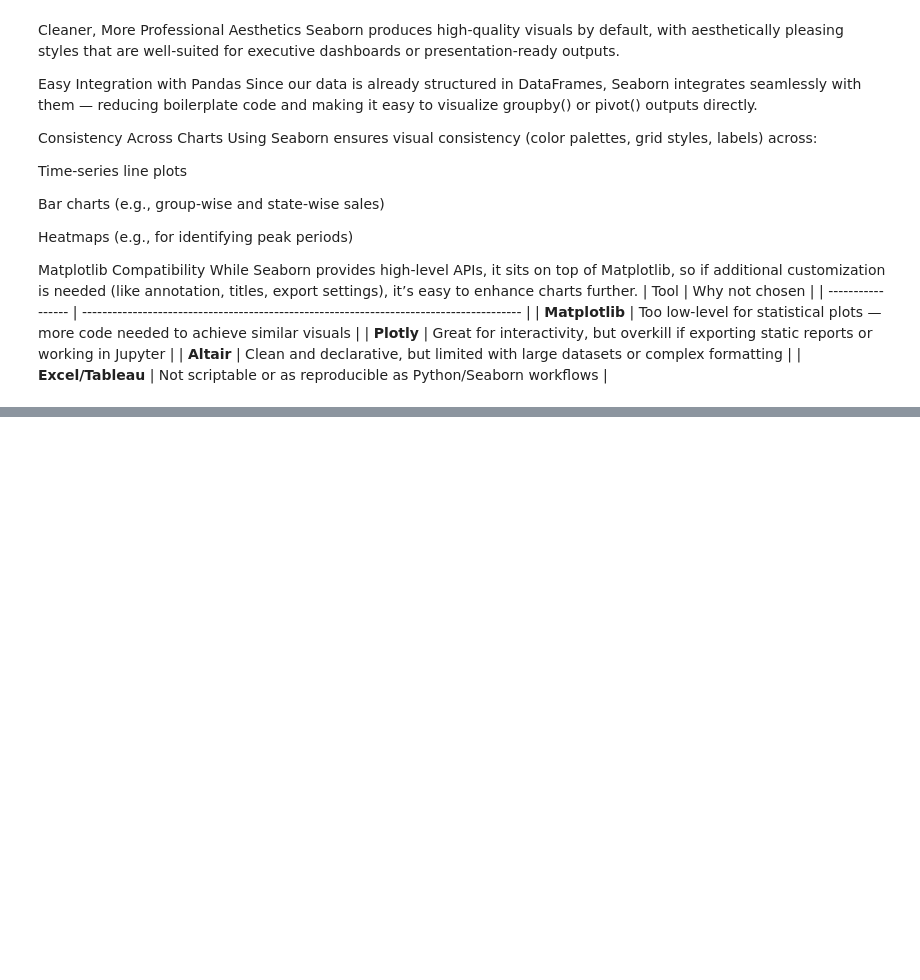
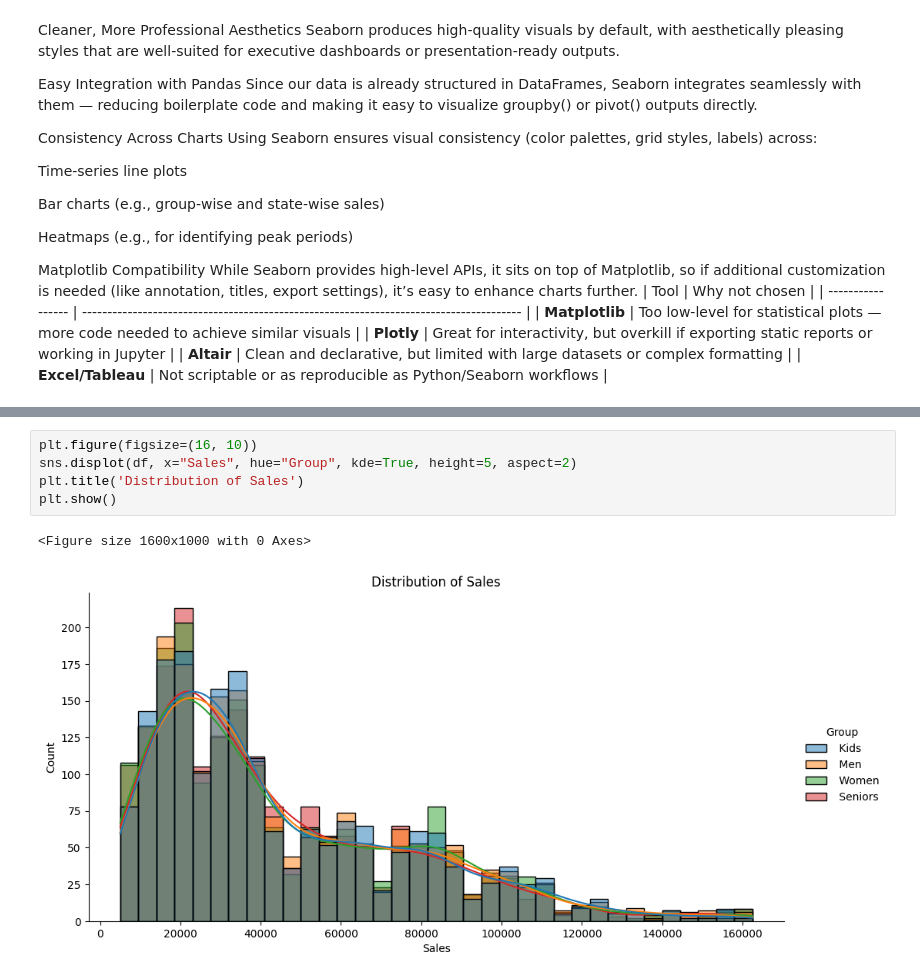
Before and after one commit to svinnapolean/Applied-Data-Science-P1, a Jupyter notebook: sales_analysis_project1.ipynb, the cells around one changed output, grey strips where cells are left out. Drawn from its saved outputs; the diff is of its cells as text; blank space fills up the shorter version.

```diff
--- a/sales_analysis_project1.ipynb
+++ b/sales_analysis_project1.ipynb
@@ -812,0 +851,8 @@ While Seaborn provides high-level APIs, it sits on top of Matplotlib, so if addi
+# %%
+plt.figure(figsize=(16, 10))
+sns.displot(df, x="Sales", hue="Group", kde=True, height=5, aspect=2)
+plt.title('Distribution of Sales')
+plt.show()
+# %% [output]
+<Figure size 1600x1000 with 0 Axes>
+[figure, added]
```
Also changed, not shown: parts of 6 cells of this notebook.
